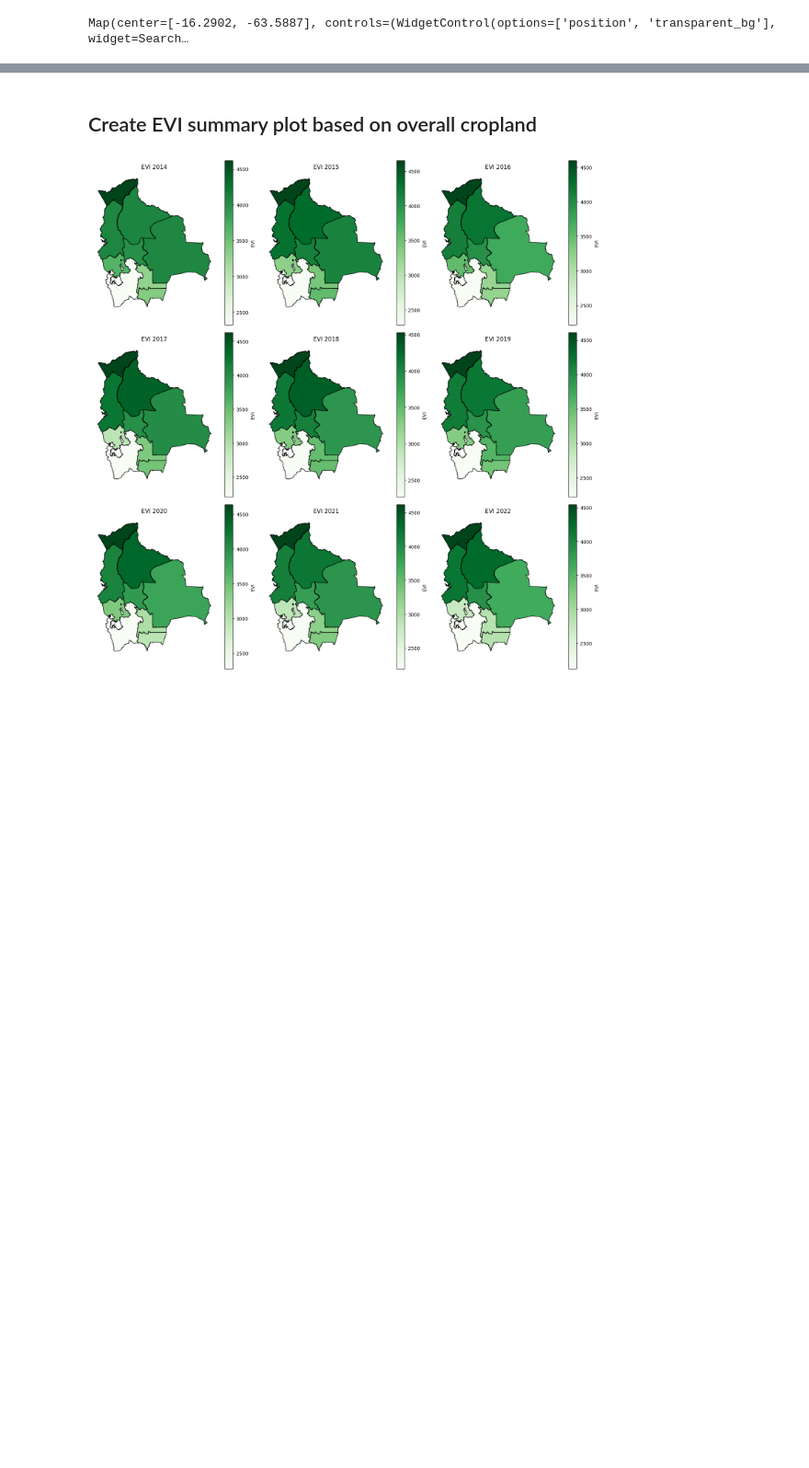
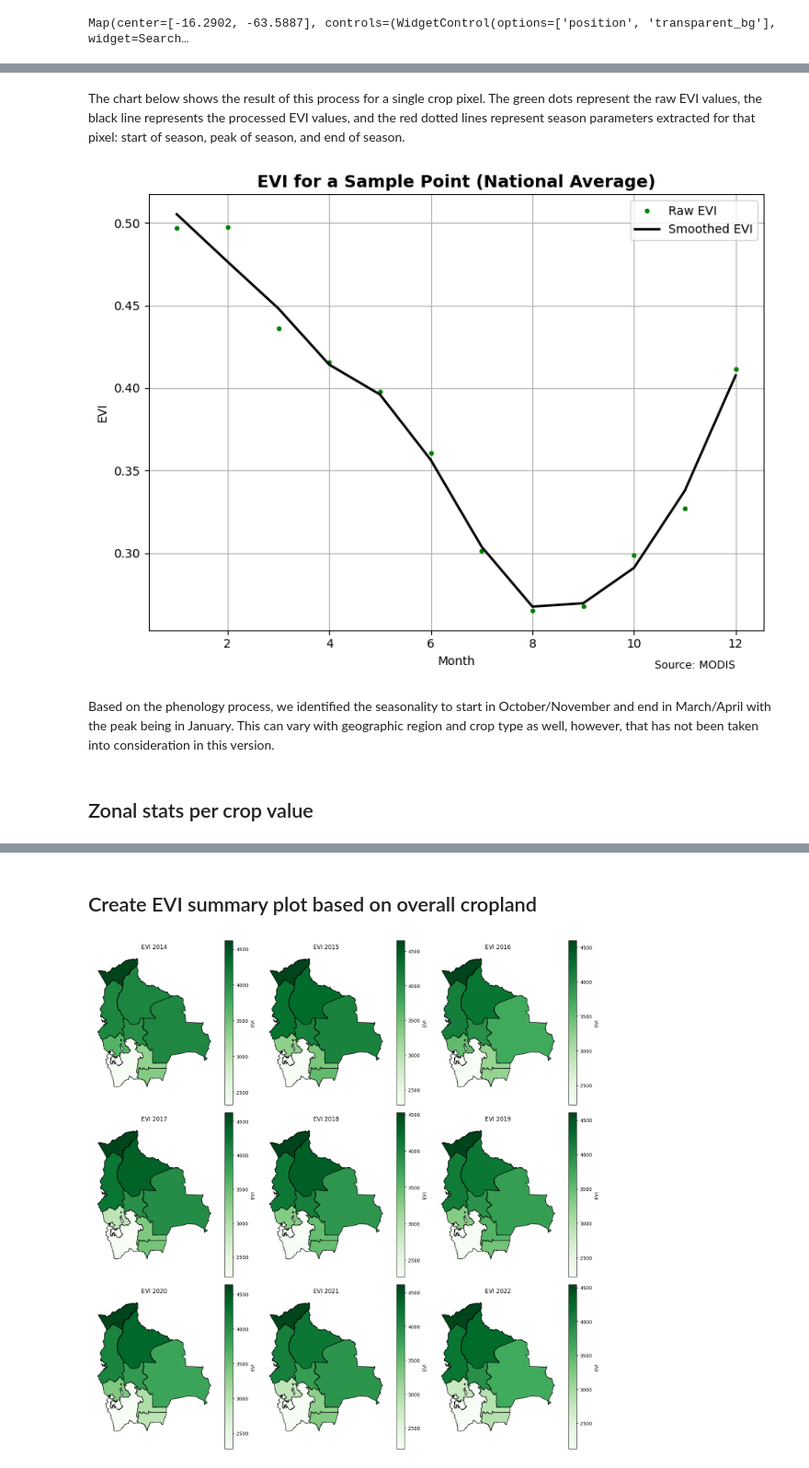
Before and after one commit to datapartnership/bolivia-economic-monitor, a Jupyter notebook: notebooks/evi_analysis.ipynb, the cells around one changed output, grey strips where cells are left out. Shown at 92% size. Drawn from its saved outputs; the diff is of its cells as text; code cells hidden in the pictures; blank space fills up the shorter version.

```diff
--- a/notebooks/evi_analysis.ipynb
+++ b/notebooks/evi_analysis.ipynb
@@ -556,0 +513,25 @@ zonal_stats_df = calculate_evi_zonal_stats(
+# %%
+evi_df = pd.read_csv("../data/zonal_stats/bolivia_evi_stats.csv").rename(
+    columns=lambda col: col[-14:] if col.endswith("_EVI") else col
+)
+
+phenology_df = (
+    evi_df.copy()
+    .rename(columns=lambda col: col[-14:] if col.endswith("_EVI") else col)
+    .filter(regex="EVI|shape")
+    .melt(
+        id_vars=["shapeName", "shapeID", "shapeGroup", "shapeISO", "shapeType"],
+        var_name="band_date",
+        value_name="EVI",
+    )
+    .assign(
+        date=lambda df: pd.to_datetime(
+            df["band_date"].str.extract(r"(\d{4}_\d{2}_\d{2})")[0], format="%Y_%m_%d"
+        ),
+        EVI=lambda df: df["EVI"] / 10000,
+    )
+    .rename(columns={"shapeName": "region"})
+    .pivot(index="date", columns="region", values="EVI")
+)
+
+phenology_df
@@ -557 +597,23 @@ zonal_stats_df = calculate_evi_zonal_stats(
+# %% [markdown]
+The chart below shows the result of this process for a single crop pixel. The green dots represent the raw EVI values, the black line represents the processed EVI values, and the red dotted lines represent season parameters extracted for that pixel: start of season, peak of season, and end of season.
+# %%
+df = monthly_df.copy(deep=True)
+
+plt.figure(figsize=(8, 6))
+plt.plot(df.index, df, "o", color="green", markersize=3, label="Raw EVI")
+plt.plot(df.index, smoothed, "k-", linewidth=2, label="Smoothed EVI")
+plt.title("EVI for a Sample Point (National Average)", fontsize=14, weight="bold")
+plt.ylabel("EVI")
+plt.xlabel("Month")
+plt.grid(True)
+plt.legend()
+plt.tight_layout()
+plt.text(12, 0.23, "Source: MODIS", fontsize=9, ha="right")
+plt.show()
+# %% [output]
+[figure, added]
+# %% [markdown]
+Based on the phenology process, we identified the seasonality to start in October/November and end in March/April with the peak being in January. This can vary with geographic region and crop type as well, however, that has not been taken into consideration in this version.
+# %% [markdown]
+## Zonal stats per crop value
 # %%
```
Also changed, not shown: parts of 36 cells of this notebook.
